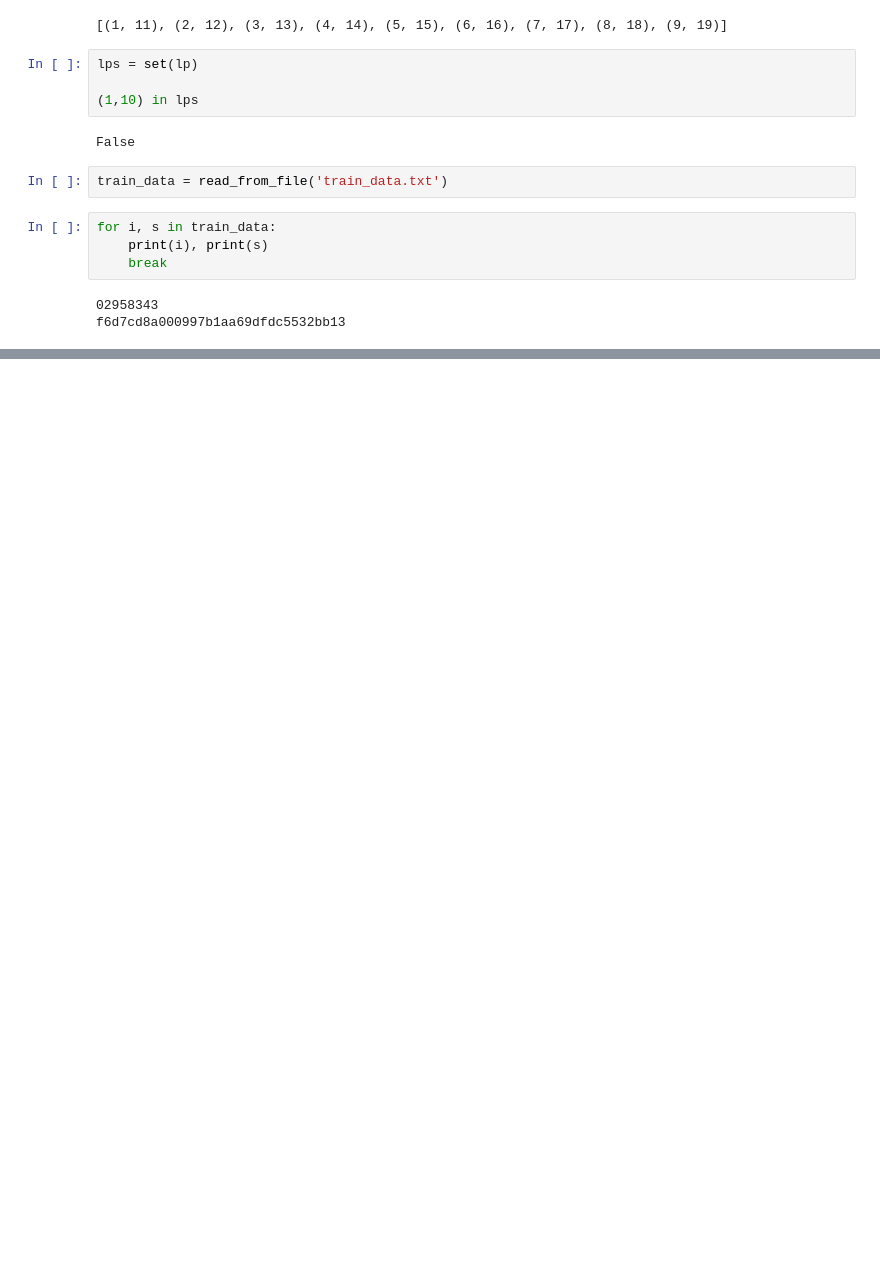
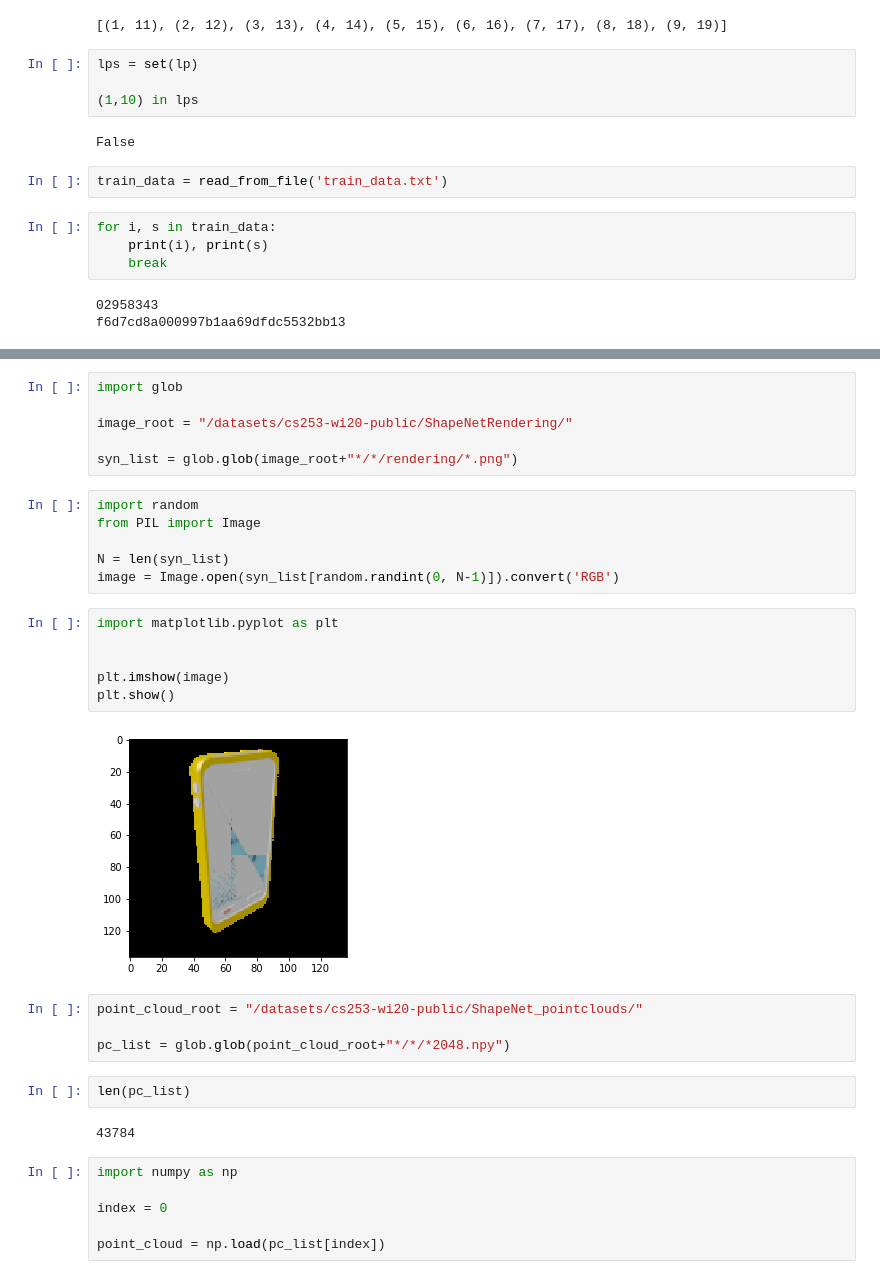
Before and after one commit to Gitikameher/A-Point-Set-Generation-Network-for-3D-Object-Reconstruction-from-a-Single-Image, a Jupyter notebook: Ajit.ipynb, the cells around one changed output, grey strips where cells are left out. Saved outputs shown, nothing was run; the diff lists cells and outputs as text; blank space fills up the shorter version.

```diff
--- a/Ajit.ipynb
+++ b/Ajit.ipynb
@@ -79,0 +143,34 @@ f6d7cd8a000997b1aa69dfdc5532bb13
+# %%
+import glob
+
+image_root = "/datasets/cs253-wi20-public/ShapeNetRendering/"
+
+syn_list = glob.glob(image_root+"*/*/rendering/*.png")
+# %%
+import random
+from PIL import Image
+
+N = len(syn_list)
+image = Image.open(syn_list[random.randint(0, N-1)]).convert('RGB')
+# %%
+import matplotlib.pyplot as plt
+
+
+plt.imshow(image)
+plt.show()
+# %% [output]
+[figure, added]
+# %%
+point_cloud_root = "/datasets/cs253-wi20-public/ShapeNet_pointclouds/"
+
+pc_list = glob.glob(point_cloud_root+"*/*/*2048.npy")
+# %%
+len(pc_list)
+# %% [output]
+43784
+# %%
+import numpy as np
+
+index = 0
+
+point_cloud = np.load(pc_list[index])
```
Also changed, not shown: parts of 8 cells of this notebook, 3 other files.
